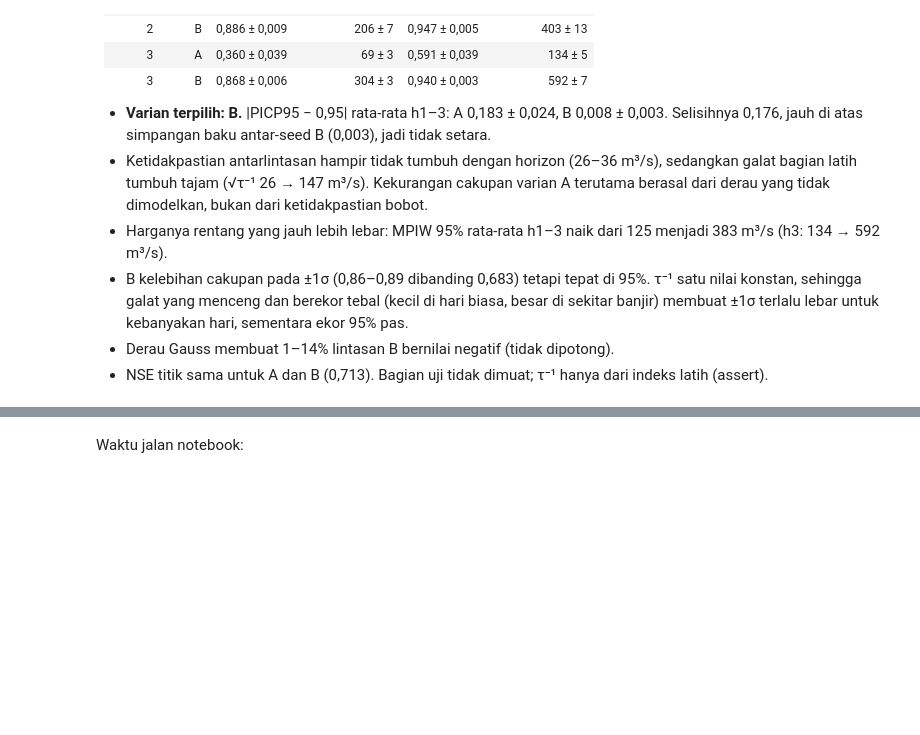
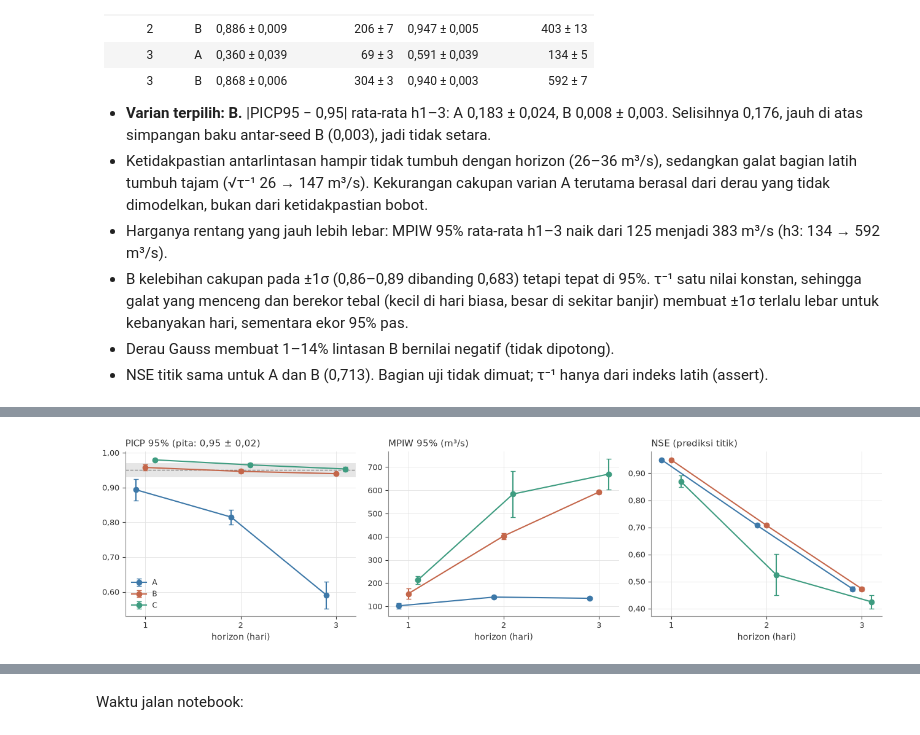
Before and after one commit to bernardswidiya/cnn-lstm-mcdropout-streamflow, a Jupyter notebook: modeling/02_pemilihan.ipynb, the cells around one changed output, grey strips where cells are left out. Drawn from its saved outputs; the diff is of its cells as text; code cells hidden in the pictures; blank space fills up the shorter version.

```diff
--- a/modeling/02_pemilihan.ipynb
+++ b/modeling/02_pemilihan.ipynb
@@ -2508,0 +2644,13 @@ Semua selisih rata-rata ≤ 0,002, jadi konsisten.
+# %%
+KONF_R = dict(varian="V17", jendela=8, hujan="v2_R3_titik", transformasi="log1p")
+B_JSON_C = json.loads((HASIL / "pilihan_tahap_b.json").read_text())
+CFG_T21 = B_JSON_C["model"]["cnn_lstm"]["cfg"]
+CFG_C = {**CFG_T21, "keluaran": "heteroskedastik", "s_jepit": list(pm.S_JEPIT)}
+SEED_8 = list(range(8))
+NAMA_LANGKAH["C_het"] = "loss_heteroskedastik"
+t0 = time.perf_counter()
+latih_langkah("C_het", [dict(model="cnn_lstm_het", cfg=CFG_C, **KONF_R)], seeds=SEED_8, finalis=True)
+print(f"waktu: {(time.perf_counter() - t0) / 60:.1f} menit")
+tab_c = jalankan_pilihan("C_het", "C", model="cnn_lstm_het", cfg=CFG_C, seeds=SEED_8, finalis=True, cetak=False, **KONF_R)
+print(f"CNN-LSTM heteroskedastik: {int(tab_c['n_param'].iloc[0]):,} parameter; rata-rata {tab_c['n_epoch'].mean():.0f} epoch "
+      f"(terbaik {tab_c['epoch_terbaik'].mean():.0f}), {tab_c['waktu_latih_s'].mean():.0f} detik per run")
@@ -2508,0 +2720,76 @@ Semua selisih rata-rata ≤ 0,002, jadi konsisten.
+# %%
+METRIK_C = ["NSE", "RMSE", "MAE", "PICP68", "MPIW68", "PICP95", "MPIW95"]
+rata_c = TC.groupby(["bentuk", "horizon"])[METRIK_C + ["MPIW95_rendah", "MPIW95_tinggi", "PICP95_rendah", "PICP95_tinggi"]].agg(["mean", "std"])
+def sel_c(b, h, k, d=3):
+    return f"{koma(rata_c.loc[(b, h), (k, 'mean')], d=d)} ± {koma(rata_c.loc[(b, h), (k, 'std')], d=d)}"
+tabel_c = pd.DataFrame([{"horizon": h, "bentuk": b, "NSE": sel_c(b, h, "NSE"), "RMSE (m³/s)": sel_c(b, h, "RMSE", 1),
+                         "MAE (m³/s)": sel_c(b, h, "MAE", 1), "PICP ±1σ": sel_c(b, h, "PICP68"),
+                         "MPIW ±1σ (m³/s)": sel_c(b, h, "MPIW68", 1), "PICP 95%": sel_c(b, h, "PICP95"),
+                         "MPIW 95% (m³/s)": sel_c(b, h, "MPIW95", 1)}
+                        for h in HORIZON for b in "ABC"]).set_index(["horizon", "bentuk"])
+print("validasi, rata-rata ± sb antar-seed (8 seed); nominal PICP ±1σ 0,683 (informasi), 95% 0,95:")
+print(tabel_c.to_string())
+
+per_seed = TC.groupby(["bentuk", "seed"])[["NSE", "MPIW95"]].mean()
+r13 = per_seed.groupby("bentuk").agg(["mean", "std"])
+picp_h = TC.groupby(["bentuk", "horizon"])["PICP95"].mean().unstack()
+print("\nrata-rata h1–3 per seed, lalu rata-rata ± sb antar-seed:")
+for b in "ABC":
+    print(f"  {b}: NSE {koma(r13.loc[b, ('NSE', 'mean')], d=4)} ± {koma(r13.loc[b, ('NSE', 'std')], d=4)}; "
+          f"MPIW95 {koma(r13.loc[b, ('MPIW95', 'mean')], d=1)} ± {koma(r13.loc[b, ('MPIW95', 'std')], d=1)} m3/s; "
+          f"|PICP95 - 0,95| per horizon: {', '.join(koma(abs(v - 0.95), d=3) for v in picp_h.loc[b])}")
+
+# (a) syarat NSE untuk C
+batas_nse = r13.loc["A", ("NSE", "mean")] - r13.loc["A", ("NSE", "std")]
+C_lolos_nse = bool(r13.loc["C", ("NSE", "mean")] >= batas_nse)
+print(f"\n(a) NSE_C {koma(r13.loc['C', ('NSE', 'mean')], d=4)} >= NSE_A - sd_A {koma(batas_nse, d=4)}: {C_lolos_nse}")
+# (b) kalibrasi di setiap horizon
+kalibrasi = {b: bool(((picp_h.loc[b] - 0.95).abs() <= 0.02).all()) for b in "ABC"}
+print(f"(b) terkalibrasi (|PICP95 - 0,95| <= 0,02 di setiap horizon): {kalibrasi}")
+calon_c = [b for b in "ABC" if kalibrasi[b] and (b != "C" or C_lolos_nse)]
+print(f"    calon: {calon_c or 'tidak ada'}")
+if not calon_c:
+    BENTUK_TERPILIH = None
+    print("(d) tidak ada bentuk yang terkalibrasi: pekerjaan berhenti di sini")
+else:
+    termurah = min(calon_c, key=lambda b: r13.loc[b, ("MPIW95", "mean")])
+    sd_m = r13.loc[termurah, ("MPIW95", "std")]
+    setara_c = [b for b in calon_c if r13.loc[b, ("MPIW95", "mean")] - r13.loc[termurah, ("MPIW95", "mean")] < sd_m]
+    BENTUK_TERPILIH = min(setara_c, key="ABC".index)
+    print(f"(c) MPIW95 terkecil: {termurah} ({koma(r13.loc[termurah, ('MPIW95', 'mean')], d=1)} ± {koma(sd_m, d=1)} m3/s); "
+          f"setara (selisih < sd): {setara_c}; terpilih (paling sederhana): {BENTUK_TERPILIH}")
+
+print("\n(f) MPIW 95% dan PICP 95% menurut kondisi aliran (kuartil bagian latih), rata-rata 8 seed:")
+diag = pd.DataFrame([{"horizon": h, "bentuk": b,
+                      f"MPIW95 < Q1": koma(rata_c.loc[(b, h), ("MPIW95_rendah", "mean")], d=1),
+                      f"MPIW95 > Q3": koma(rata_c.loc[(b, h), ("MPIW95_tinggi", "mean")], d=1),
+                      "rasio >Q3 / <Q1": koma(rata_c.loc[(b, h), ("MPIW95_tinggi", "mean")] / rata_c.loc[(b, h), ("MPIW95_rendah", "mean")], d=1),
+                      f"PICP95 < Q1": koma(rata_c.loc[(b, h), ("PICP95_rendah", "mean")], d=3),
+                      f"PICP95 > Q3": koma(rata_c.loc[(b, h), ("PICP95_tinggi", "mean")], d=3)}
+                     for h in HORIZON for b in "ABC"]).set_index(["horizon", "bentuk"])
+print(diag.to_string())
+n_q = TC[TC["bentuk"] == "C"].groupby("horizon")[["n_rendah", "n_tinggi"]].first()
+print(f"jumlah hari validasi < Q1 / > Q3: {n_q.to_dict('index')}")
+rata_c.round(5).to_csv(HASIL / "tahap_c_ringkasan.csv")
+(HASIL / "pilihan_tahap_c.json").write_text(json.dumps({
+    "terpilih": BENTUK_TERPILIH, "calon": calon_c, "terkalibrasi": kalibrasi, "C_lolos_syarat_NSE": C_lolos_nse,
+    "batas_NSE": round(float(batas_nse), 5), "Q1_latih_m3s": round(float(Q1), 3), "Q3_latih_m3s": round(float(Q3), 3),
+    "s_jepit": list(pm.S_JEPIT), "n_sampel_per_lintasan": pm.N_SAMPEL_HET, "lintasan": pm.N_LINTASAN,
+    "benih": {"mc": "seed run", "derau_B": "2016000 + 100*h + seed", "sampel_C": "2026000 + 100*h + seed"},
+    "mesin": pm.mesin()}, indent=2, ensure_ascii=False))
+
+fig, ax = plt.subplots(1, 3, figsize=(13, 3.6))
+for j, b in enumerate("ABC"):
+    g_ = TC[TC["bentuk"] == b].groupby("horizon")
+    w_ = [WARNA["utama"], WARNA["aksen"], PALET["hijau"]][j]
+    x_ = np.array(HORIZON) + (j - 1) * 0.1
+    ax[0].errorbar(x_, g_["PICP95"].mean(), yerr=g_["PICP95"].std(), marker="o", capsize=3, color=w_, label=b)
+    ax[1].errorbar(x_, g_["MPIW95"].mean(), yerr=g_["MPIW95"].std(), marker="o", capsize=3, color=w_, label=b)
+    ax[2].errorbar(x_, g_["NSE"].mean(), yerr=g_["NSE"].std(), marker="o", capsize=3, color=w_, label=b)
+ax[0].axhspan(0.93, 0.97, color=ABU_MUDA, alpha=0.5, lw=0); ax[0].axhline(0.95, color=BATAS, ls="--", lw=1)
+for a_, jd in zip(ax, ["PICP 95% (pita: 0,95 ± 0,02)", "MPIW 95% (m³/s)", "NSE (prediksi titik)"]):
+    a_.set_xticks(HORIZON); a_.set_xlabel("horizon (hari)"); a_.set_title(jd, loc="left")
+sumbu_koma(ax[0], d=2); sumbu_koma(ax[1], d=0); sumbu_koma(ax[2], d=2); ax[0].legend(fontsize=8.5)
+fig.tight_layout()
+simpan_gambar(fig, "tahap_C_bentuk_ketidakpastian")
+# %% [output]
@@ -2508,0 +2813 @@ Semua selisih rata-rata ≤ 0,002, jadi konsisten.
+[figure, added]
```
Also changed, not shown: parts of 7 cells of this notebook, 55 other files.
